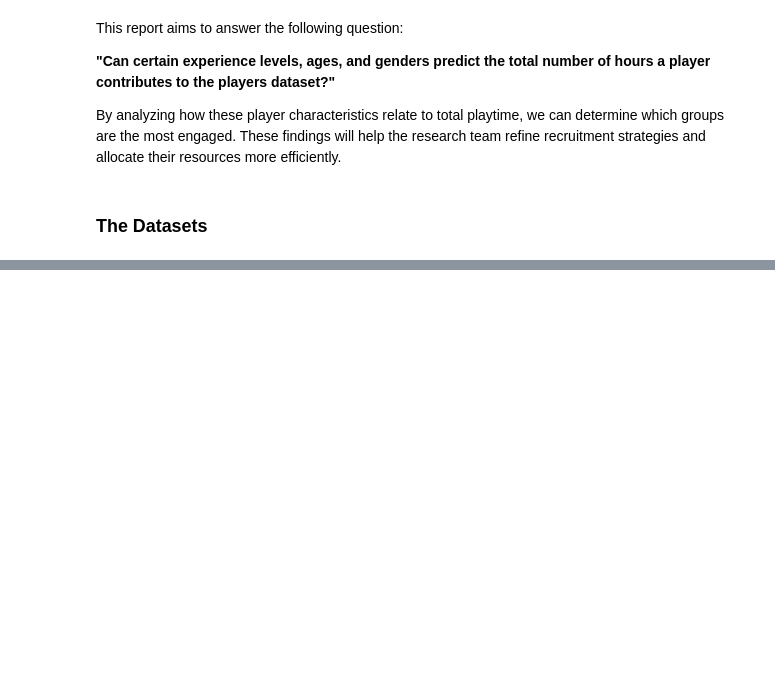
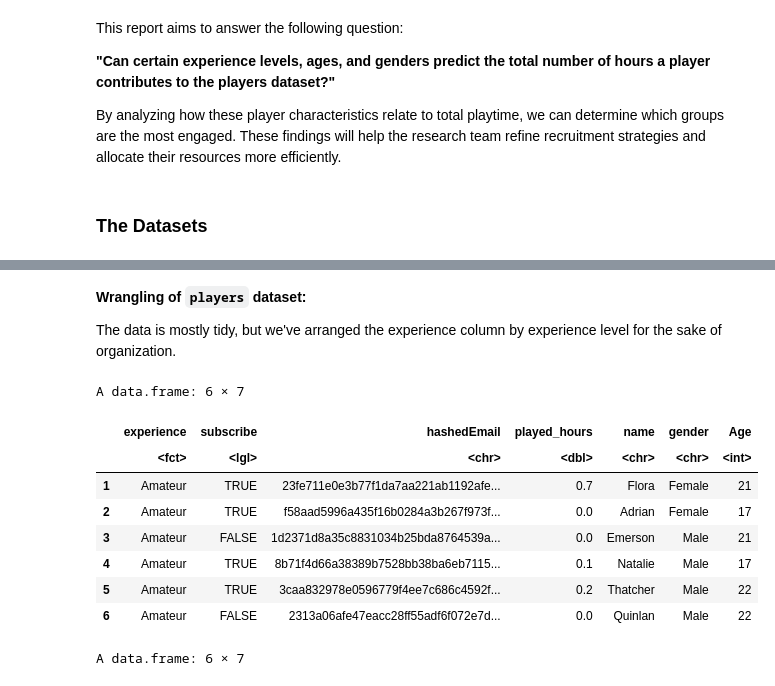
Before and after one commit to frogbie/dsci100project-002-39, a Jupyter notebook: projectgroup_report.ipynb, the cells around one changed output, grey strips where cells are left out. Drawn from its saved outputs; the diff is of its cells as text; code cells hidden in the pictures; blank space fills up the shorter version.

```diff
--- a/projectgroup_report.ipynb
+++ b/projectgroup_report.ipynb
@@ -61,0 +110,22 @@ Other notes for the **`sessions.csv`** dataset:
+# %% [markdown]
+**Wrangling of `players` dataset:**
+
+The data is mostly tidy, but we've arranged the experience column by experience level for the sake of organization.
+# %%
+tidy_players <- players |>
+    mutate(experience = factor(experience, levels = c("Amateur", "Beginner", "Regular", "Veteran", "Pro"))) |>
+    arrange(experience)
+
+head(tidy_players)
+tail(tidy_players)
+# %% [output]
+A data.frame: 6 × 7
+|  | experience | subscribe | hashedEmail | played_hours | name | gender | Age |
+|  | <fct> | <lgl> | <chr> | <dbl> | <chr> | <chr> | <int> |
+| 1 | Amateur | TRUE | 23fe711e0e3b77f1da7aa221ab1192afe... | 0.7 | Flora | Female | 21 |
+| 2 | Amateur | TRUE | f58aad5996a435f16b0284a3b267f973f... | 0.0 | Adrian | Female | 17 |
+| 3 | Amateur | FALSE | 1d2371d8a35c8831034b25bda8764539a... | 0.0 | Emerson | Male | 21 |
+| 4 | Amateur | TRUE | 8b71f4d66a38389b7528bb38ba6eb7115... | 0.1 | Natalie | Male | 17 |
+| 5 | Amateur | TRUE | 3caa832978e0596779f4ee7c686c4592f... | 0.2 | Thatcher | Male | 22 |
+| 6 | Amateur | FALSE | 2313a06afe47eacc28ff55adf6f072e7d... | 0.0 | Quinlan | Male | 22 |
+A data.frame: 6 × 7
```
Also changed, not shown: parts of 28 cells of this notebook.
